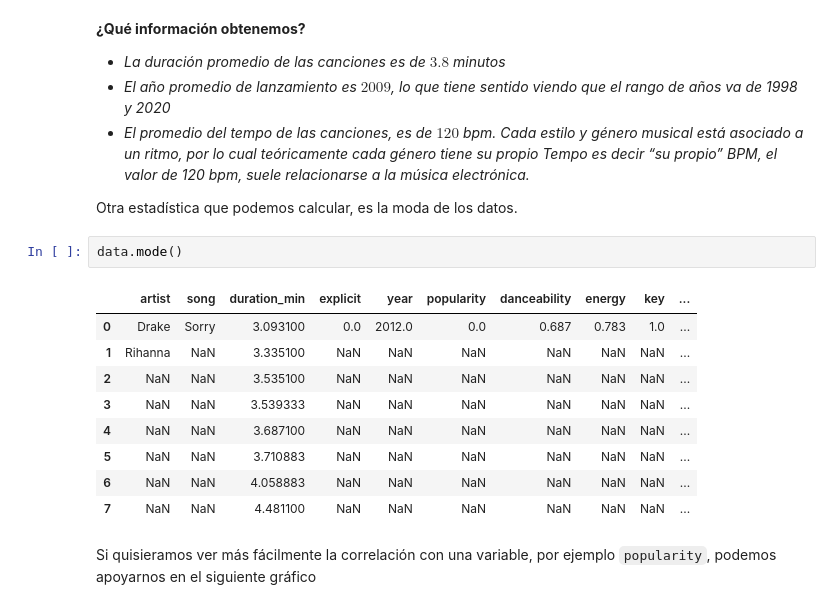
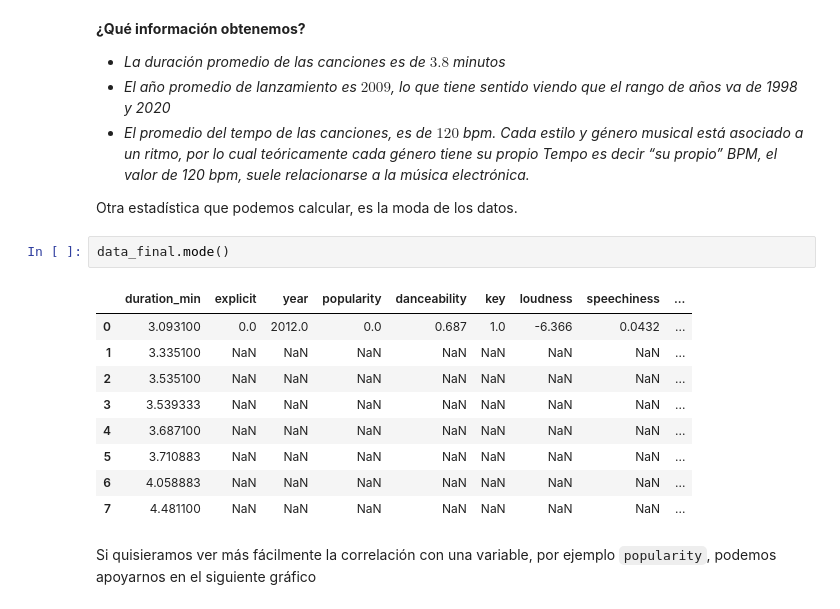
Before and after one commit to semilun4/Data-Science, a Jupyter notebook: Proyecto_DS1.ipynb, the cells around one changed output. Drawn from its saved outputs; the diff is of its cells as text.

```diff
--- a/Proyecto_DS1.ipynb
+++ b/Proyecto_DS1.ipynb
@@ -254,17 +254,17 @@ data_final.describe()
 
 Otra estadística que podemos calcular, es la moda de los datos.
 # %%
-data.mode()
+data_final.mode()
 # %% [output]
-|  | artist | song | duration_min | explicit | year | popularity | danceability | energy | key | ... |
-| 0 | Drake | Sorry | 3.093100 | 0.0 | 2012.0 | 0.0 | 0.687 | 0.783 | 1.0 | ... |
-| 1 | Rihanna | NaN | 3.335100 | NaN | NaN | NaN | NaN | NaN | NaN | ... |
-| 2 | NaN | NaN | 3.535100 | NaN | NaN | NaN | NaN | NaN | NaN | ... |
-| 3 | NaN | NaN | 3.539333 | NaN | NaN | NaN | NaN | NaN | NaN | ... |
-| 4 | NaN | NaN | 3.687100 | NaN | NaN | NaN | NaN | NaN | NaN | ... |
-| 5 | NaN | NaN | 3.710883 | NaN | NaN | NaN | NaN | NaN | NaN | ... |
-| 6 | NaN | NaN | 4.058883 | NaN | NaN | NaN | NaN | NaN | NaN | ... |
-| 7 | NaN | NaN | 4.481100 | NaN | NaN | NaN | NaN | NaN | NaN | ... |
+|  | duration_min | explicit | year | popularity | danceability | key | loudness | speechiness | ... |
+| 0 | 3.093100 | 0.0 | 2012.0 | 0.0 | 0.687 | 1.0 | -6.366 | 0.0432 | ... |
+| 1 | 3.335100 | NaN | NaN | NaN | NaN | NaN | NaN | NaN | ... |
+| 2 | 3.535100 | NaN | NaN | NaN | NaN | NaN | NaN | NaN | ... |
+| 3 | 3.539333 | NaN | NaN | NaN | NaN | NaN | NaN | NaN | ... |
+| 4 | 3.687100 | NaN | NaN | NaN | NaN | NaN | NaN | NaN | ... |
+| 5 | 3.710883 | NaN | NaN | NaN | NaN | NaN | NaN | NaN | ... |
+| 6 | 4.058883 | NaN | NaN | NaN | NaN | NaN | NaN | NaN | ... |
+| 7 | 4.481100 | NaN | NaN | NaN | NaN | NaN | NaN | NaN | ... |
 # %% [markdown]
 Si quisieramos ver más fácilmente la correlación con una variable, por ejemplo `popularity`, podemos apoyarnos en el siguiente gráfico
 # %%
```
Also changed, not shown: parts of 7 cells of this notebook.
